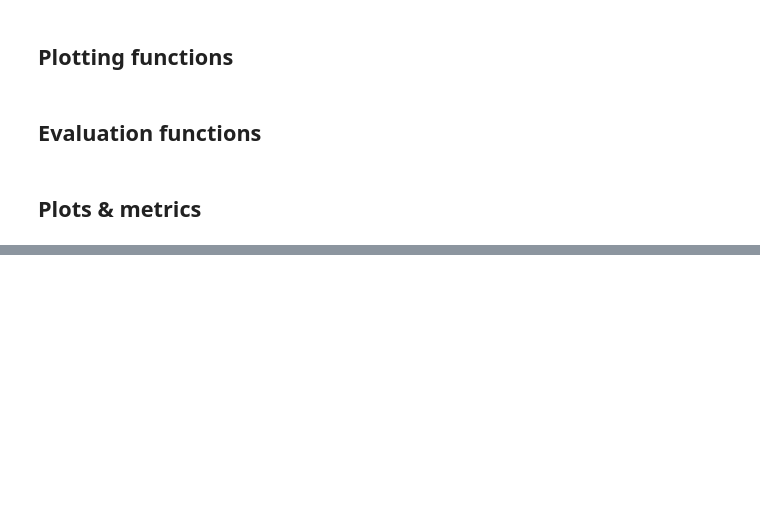
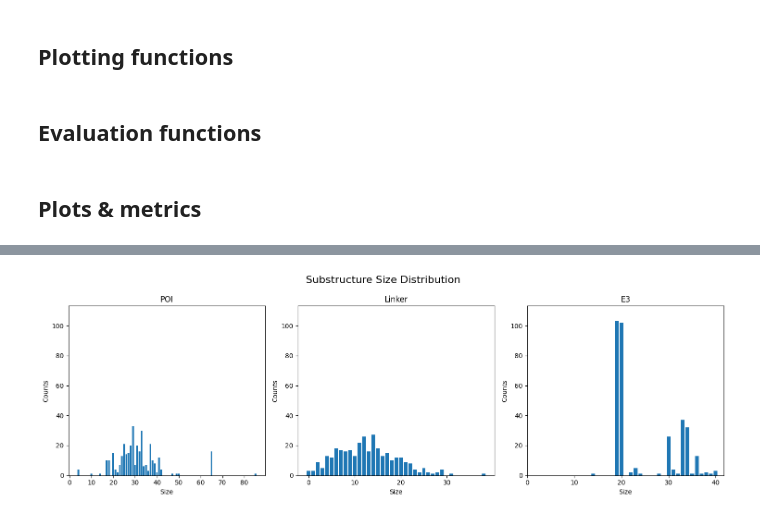
Before and after one commit to ribesstefano/PROTAC-Splitter, a Jupyter notebook: notebooks/GNN/gnn_full_pipeline.ipynb, the cells around one changed output, grey strips where cells are left out. Saved outputs shown, nothing was run; the diff lists cells and outputs as text; code cells hidden in the pictures; blank space fills up the shorter version.

```diff
--- a/notebooks/GNN/gnn_full_pipeline.ipynb
+++ b/notebooks/GNN/gnn_full_pipeline.ipynb
@@ -1610,19 +1576,0 @@ Num PROTACs in validation set: 336
-# %%
-"""def assign_pos_to_graph(smile, G):
-    mol = Chem.MolFromSmiles(smile)
-    AllChem.Compute2DCoords(mol)
-    # Assign 2D coordinates to nodes
-    conf = mol.GetConformer()
-    for atom in mol.GetAtoms():
-        pos = conf.GetAtomPosition(atom.GetIdx())
-        G.nodes[atom.GetIdx()]['pos'] = (pos.x, pos.y)
-    pos = nx.get_node_attributes(G, 'pos')
-    return G, pos
-
-graph2 = chosen_dataset[idx].G
-smile = chosen_dataset[idx].smiles
-
-G, pos = assign_pos_to_graph(smile, graph2)
-print(nx.get_node_attributes(graph2, 'pos'))
-#print(graph.nodes)
-#print(G)"""
@@ -1866,0 +1885,42 @@ plt.show()
+# %%
+
+fig_width = 15  # Adjust the width as needed
+fig_height = 5  # Adjust the height as needed for the bar plots
+
+# Create subplots
+fig_bar, axes_bar = plt.subplots(1, 3, figsize=(fig_width, fig_height))
+fig_bar.suptitle("Substructure Size Distribution", fontsize=16)
+substructure_str = ['POI', 'Linker', 'E3']
+
+# Assuming you have separate size count dictionaries for each substructure
+size_count_dicts = [poi_size_count, linker_size_count, e3_size_count]
+
+# Find the maximum y-value (count) across all substructures
+max_y_val = 0
+for size_count_struct in size_count_dicts:
+    max_y_val = max(max_y_val, max(size_count_struct.values(), default=0))
+max_y_val = max_y_val * 1.1  # Add 10% headroom for the y-axis
+
+# Plot each substructure size count in a separate subplot
+for class_label, size_count_struct in enumerate(size_count_dicts):
+    keys = list(size_count_struct.keys())
+    values = list(size_count_struct.values())
+    axes_bar[class_label].bar(keys, values)
+    axes_bar[class_label].set_title(substructure_str[class_label])
+    axes_bar[class_label].set_xlabel('Size')
+    axes_bar[class_label].set_ylabel('Counts')
+
+    # Set the same y-axis limits
+    axes_bar[class_label].set_ylim(0, max_y_val)
+
+    # Set the x-axis ticks based on the current subplot's data
+    if keys:  # Make sure there are keys to plot
+        max_size = max(keys)
+        step_size = 5 if max_size <= 30 else 10
+        axes_bar[class_label].set_xticks(range(0, max_size + 1, step_size))
+
+plt.tight_layout()
+plt.subplots_adjust(top=0.85)  # Adjust for the super title
+plt.show()
+# %% [output]
+[figure, added]
```
Also changed, not shown: parts of 13 cells of this notebook.
